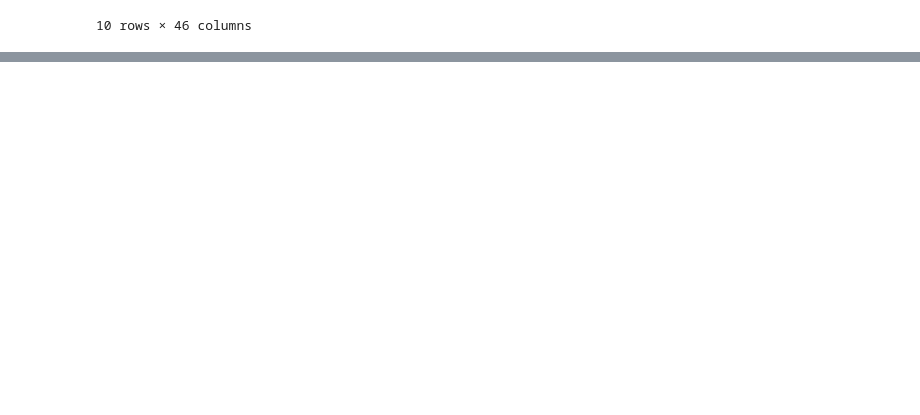
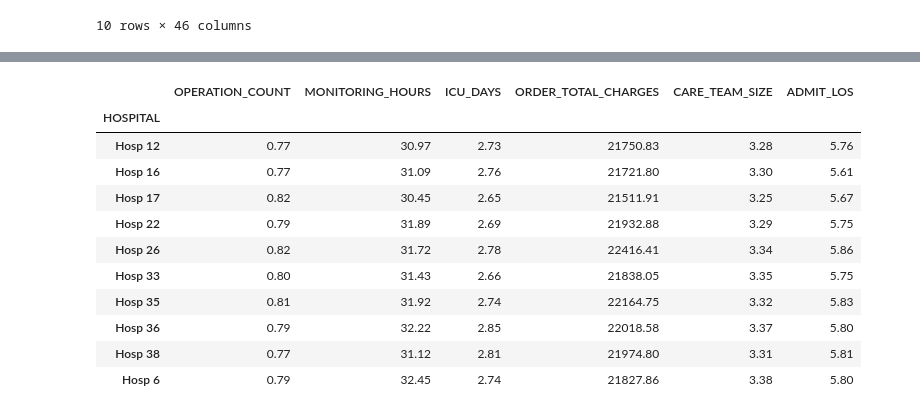
Before and after one commit to benjaminau/sasviya_challenge_2026, a Jupyter notebook: notebooks/hospital_los_eda_cleaning_wrangling.ipynb, the cells around one changed output, grey strips where cells are left out. Cells and saved outputs as stored; diff of their text form; code cells hidden in the pictures; blank space fills up the shorter version.

```diff
--- a/notebooks/hospital_los_eda_cleaning_wrangling.ipynb
+++ b/notebooks/hospital_los_eda_cleaning_wrangling.ipynb
@@ -212,0 +449,23 @@ hospital_los_test: 14200 rows, 42 columns
+# %%
+def hospital_resource_summary(df, top_n=10):
+    top_hospitals = df['HOSPITAL'].value_counts().head(top_n).index
+    subset = df[df['HOSPITAL'].isin(top_hospitals)]
+    cols = ['OPERATION_COUNT', 'MONITORING_HOURS', 'ICU_DAYS', 'ORDER_TOTAL_CHARGES', 'CARE_TEAM_SIZE']
+    if 'ADMIT_LOS' in df.columns:
+        cols.append('ADMIT_LOS')  # only present in train
+    return subset.groupby('HOSPITAL')[cols].mean().round(2)
+
+hospital_resource_summary(train)
+# %% [output]
+|  | OPERATION_COUNT | MONITORING_HOURS | ICU_DAYS | ORDER_TOTAL_CHARGES | CARE_TEAM_SIZE | ADMIT_LOS |
+| HOSPITAL |  |  |  |  |  |  |
+| Hosp 12 | 0.77 | 30.97 | 2.73 | 21750.83 | 3.28 | 5.76 |
+| Hosp 16 | 0.77 | 31.09 | 2.76 | 21721.80 | 3.30 | 5.61 |
+| Hosp 17 | 0.82 | 30.45 | 2.65 | 21511.91 | 3.25 | 5.67 |
+| Hosp 22 | 0.79 | 31.89 | 2.69 | 21932.88 | 3.29 | 5.75 |
+| Hosp 26 | 0.82 | 31.72 | 2.78 | 22416.41 | 3.34 | 5.86 |
+| Hosp 33 | 0.80 | 31.43 | 2.66 | 21838.05 | 3.35 | 5.75 |
+| Hosp 35 | 0.81 | 31.92 | 2.74 | 22164.75 | 3.32 | 5.83 |
+| Hosp 36 | 0.79 | 32.22 | 2.85 | 22018.58 | 3.37 | 5.80 |
+| Hosp 38 | 0.77 | 31.12 | 2.81 | 21974.80 | 3.31 | 5.81 |
+| Hosp 6 | 0.79 | 32.45 | 2.74 | 21827.86 | 3.38 | 5.80 |
```
Also changed, not shown: parts of 29 cells of this notebook.
